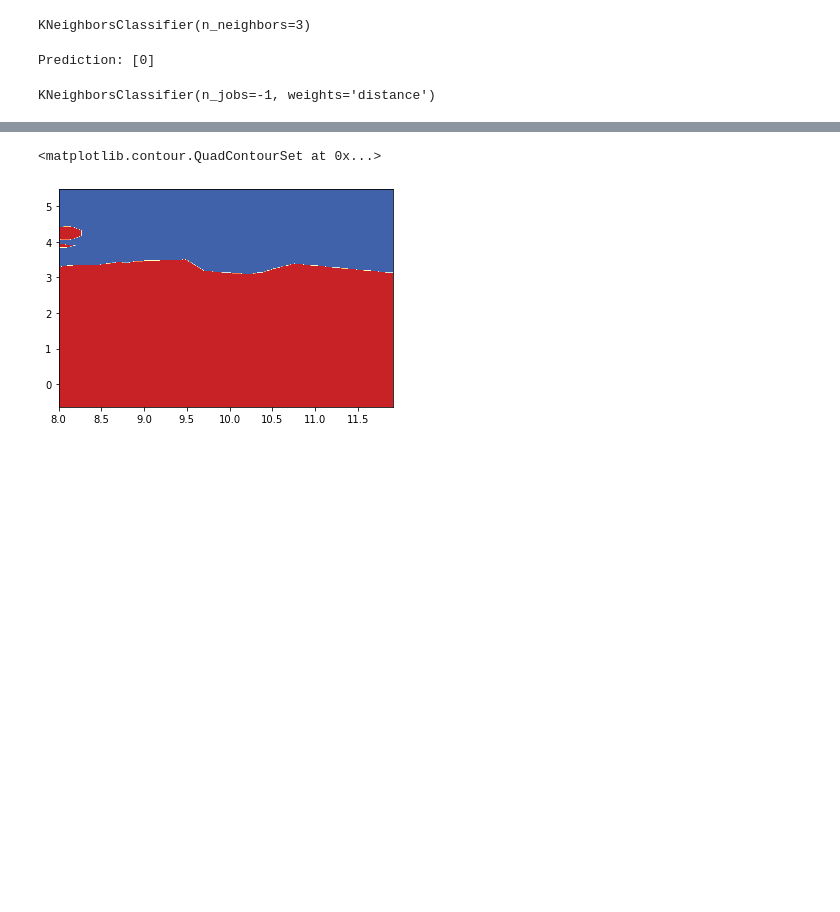
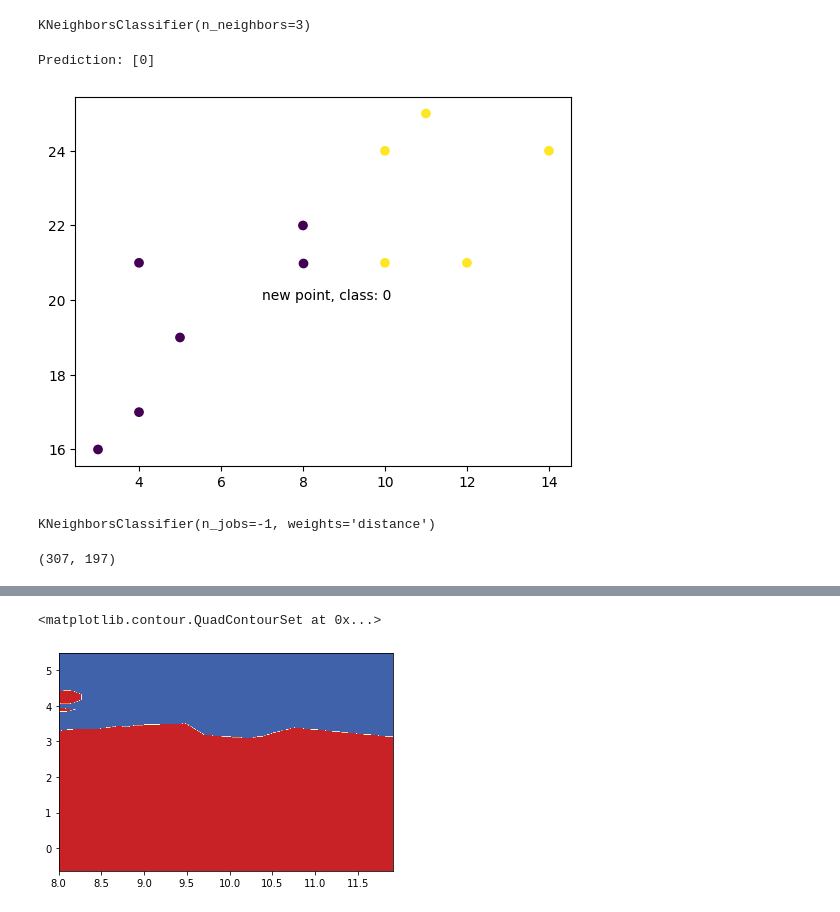
Before and after one commit to macorony/Machine_Learning_Basics, a Jupyter notebook: Supervised_Machine_Learning_Algorithms.ipynb, the cells around one changed output, grey strips where cells are left out. Saved outputs shown, nothing was run; the diff lists cells and outputs as text; code cells hidden in the pictures; blank space fills up the shorter version.

```diff
--- a/Supervised_Machine_Learning_Algorithms.ipynb
+++ b/Supervised_Machine_Learning_Algorithms.ipynb
@@ -94,3 +94,12 @@ plt.scatter(x, y, c=classes)
 plt.show()
 # %% [output]
 [figure]
+# %%
+X = [[0], [1], [2], [3]]
+y = [0, 0, 1, 1]
+from sklearn.neighbors import KNeighborsClassifier
+knn = KNeighborsClassifier(n_neighbors=3)
+knn.fit(X, y)
+print(f"Prediction: {knn.predict([[2.5]])}")
+print(f"proba: {knn.predict_proba([[2.5]])}")
+print(f"Accuracy: {knn.score(X, y)}")
@@ -110,6 +123,13 @@ prediction = knn.predict(new_data)
 print(f"Prediction: {prediction}")
 # %% [output]
 Prediction: [0]
+# %%
+plt.scatter(x, y, c=classes)
+plt.scatter(new_x, new_y, c=[0])
+plt.text(x=new_x-1, y=new_y-1, s=f"new point, class: 0")
+plt.show()
+# %% [output]
+[figure, added]
 # %%
 from sklearn.neighbors import KNeighborsClassifier
 X, y = mglearn.datasets.make_forge()
@@ -125,4 +145,8 @@ y_min, y_max = X_train[:,1].min(), X_train[:,1].max()
 # %%
 xx, yy = np.meshgrid(np.arange(x_min, x_max, 0.02), np.arange(y_min, y_max, 0.02))
 z = knn.predict(np.c_[xx.ravel(), yy.ravel()]).reshape(xx.shape)
+# %%
+xx.shape
+# %% [output]
+(307, 197)
 # %%
```
Also changed, not shown: parts of 5 cells of this notebook.
